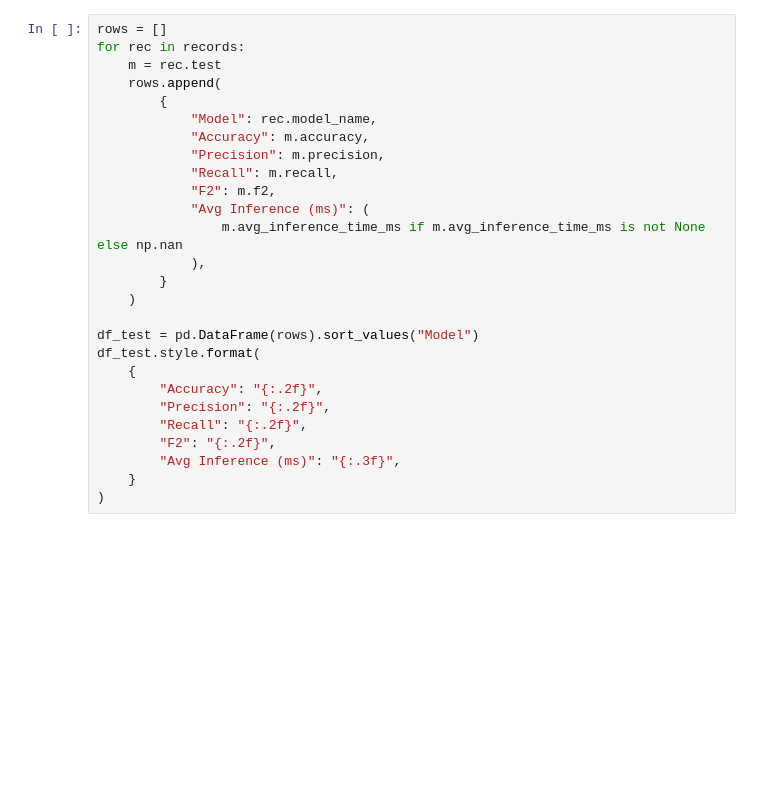
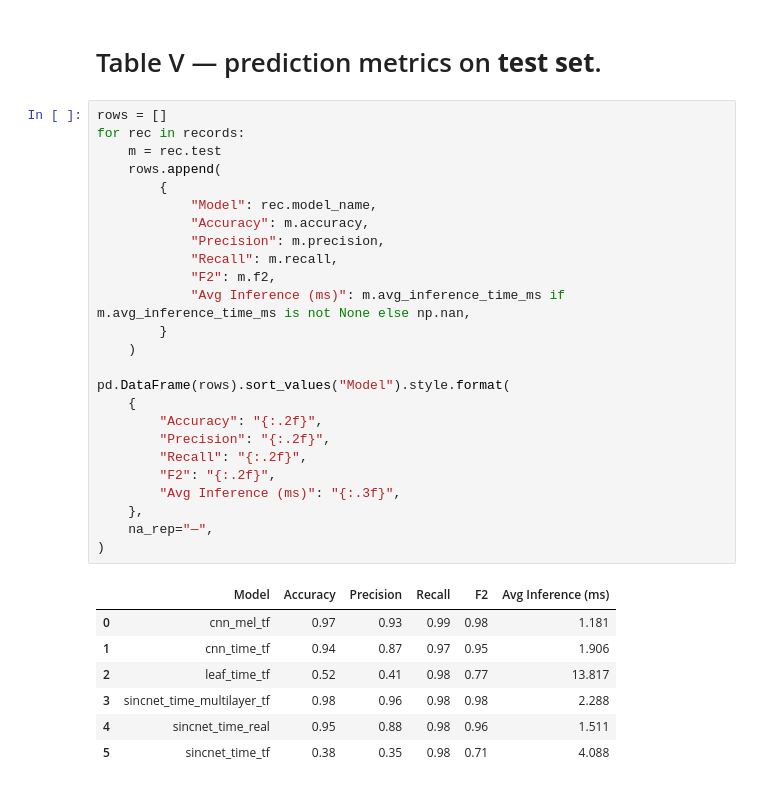
Before and after one commit to NathanDuboisset/tiny-chirp-microflow, a Jupyter notebook: building_tensorflow/results_analysis.ipynb, the cells around one changed output. Cells and saved outputs as stored; diff of their text form; blank space fills up the shorter version.

```diff
--- a/building_tensorflow/results_analysis.ipynb
+++ b/building_tensorflow/results_analysis.ipynb
@@ -89,27 +91,35 @@ df_train.style.format(
+# %% [markdown]
+# Table V — prediction metrics on **test set**.
 # %%
 rows = []
 for rec in records:
     m = rec.test
     rows.append(
         {
             "Model": rec.model_name,
             "Accuracy": m.accuracy,
             "Precision": m.precision,
             "Recall": m.recall,
             "F2": m.f2,
-            "Avg Inference (ms)": (
-                m.avg_inference_time_ms if m.avg_inference_time_ms is not None else np.nan
-            ),
+            "Avg Inference (ms)": m.avg_inference_time_ms if m.avg_inference_time_ms is not None else np.nan,
         }
     )
 
-df_test = pd.DataFrame(rows).sort_values("Model")
-df_test.style.format(
+pd.DataFrame(rows).sort_values("Model").style.format(
     {
         "Accuracy": "{:.2f}",
         "Precision": "{:.2f}",
         "Recall": "{:.2f}",
         "F2": "{:.2f}",
         "Avg Inference (ms)": "{:.3f}",
-    }
+    },
+    na_rep="—",
 )
+# %% [output]
+|  | Model | Accuracy | Precision | Recall | F2 | Avg Inference (ms) |
+| 0 | cnn_mel_tf | 0.97 | 0.93 | 0.99 | 0.98 | 1.181 |
+| 1 | cnn_time_tf | 0.94 | 0.87 | 0.97 | 0.95 | 1.906 |
+| 2 | leaf_time_tf | 0.52 | 0.41 | 0.98 | 0.77 | 13.817 |
+| 3 | sincnet_time_multilayer_tf | 0.98 | 0.96 | 0.98 | 0.98 | 2.288 |
+| 4 | sincnet_time_real | 0.95 | 0.88 | 0.98 | 0.96 | 1.511 |
+| 5 | sincnet_time_tf | 0.38 | 0.35 | 0.98 | 0.71 | 4.088 |
```
Also changed, not shown: parts of 9 cells of this notebook, 20 other files.
